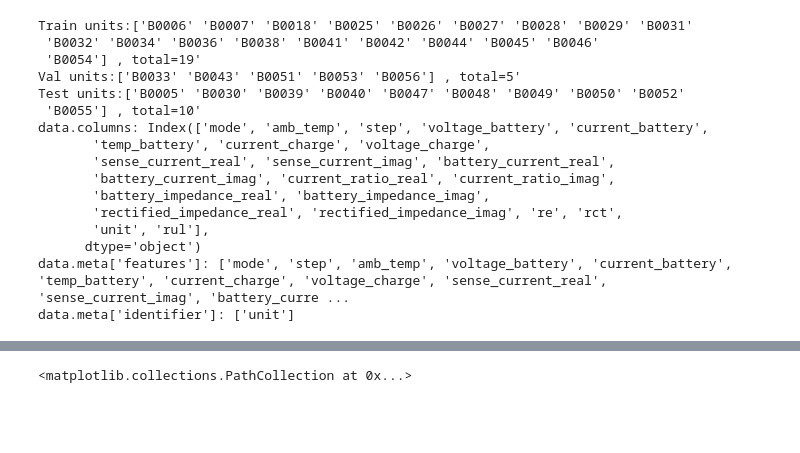
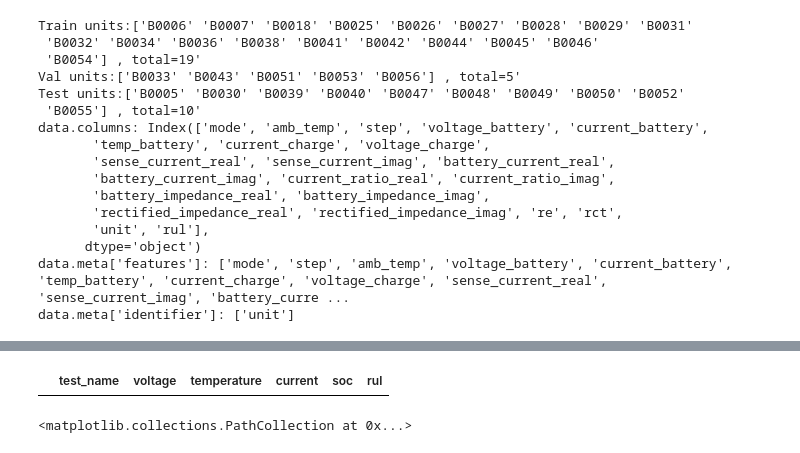
Before and after one commit to EPFL-IMOS/picid, a Jupyter notebook: notebooks/battery_phmd.ipynb, the cells around one changed output, grey strips where cells are left out. Saved outputs shown, nothing was run; the diff lists cells and outputs as text; code cells hidden in the pictures; blank space fills up the shorter version.

```diff
--- a/notebooks/battery_phmd.ipynb
+++ b/notebooks/battery_phmd.ipynb
@@ -169,3 +362,7 @@ boundaries = get_mode_change_right_indices(data['train']['rul'].values)
+# %%
+merged_df
+# %% [output]
+|  | test_name | voltage | temperature | current | soc | rul |
 # %%
 import matplotlib.pyplot as plt
 import numpy as np
```
Also changed, not shown: parts of 16 cells of this notebook, 10 other files.
